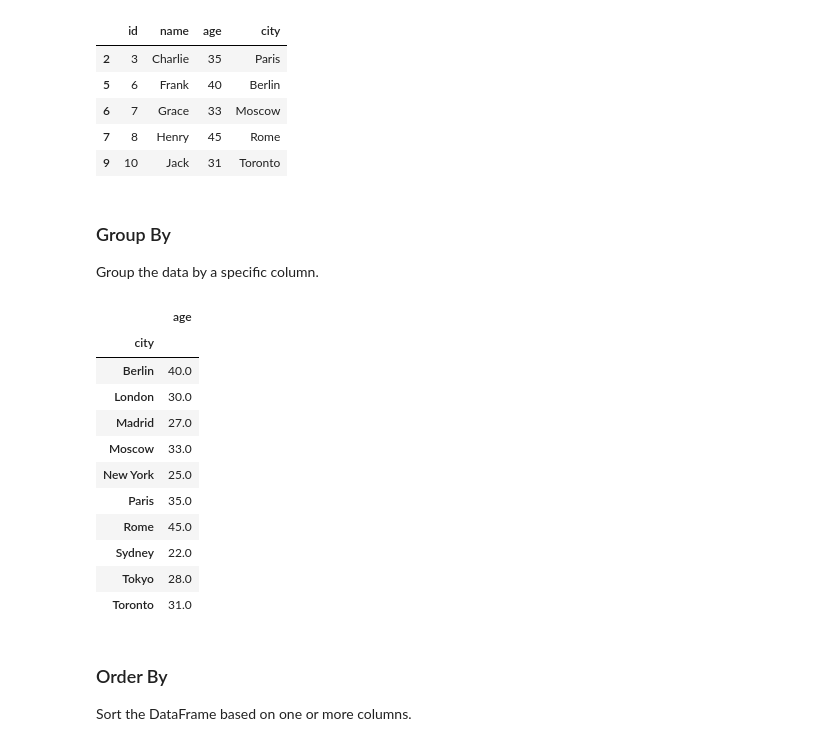
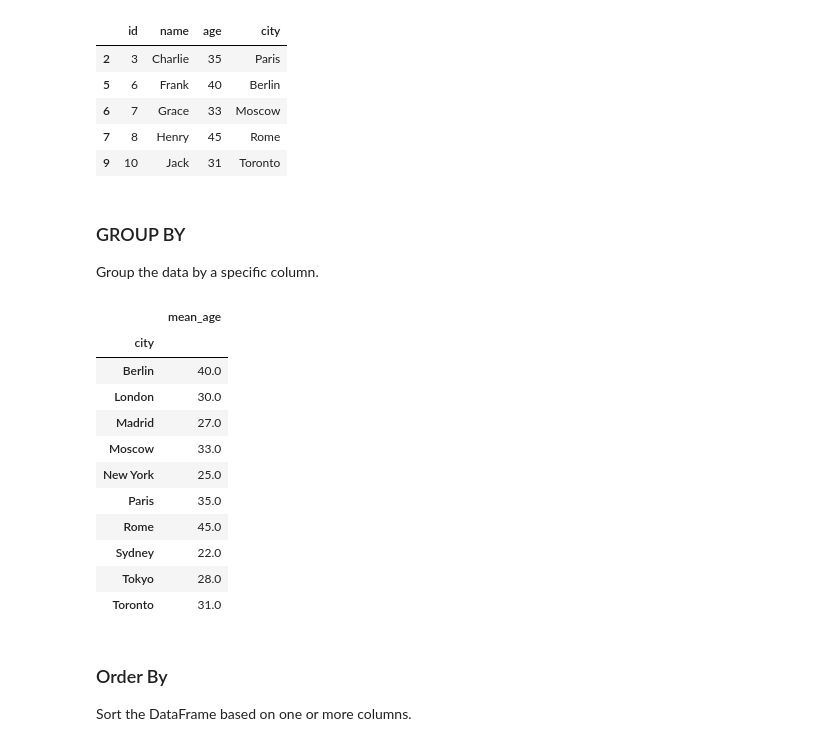
Before and after one commit to essicolo/seekwellpandas, a Jupyter notebook: docs/source/basic-usage.ipynb, the cells around one changed output. Saved outputs shown, nothing was run; the diff lists cells and outputs as text; code cells hidden in the pictures.

```diff
--- a/docs/source/basic-usage.ipynb
+++ b/docs/source/basic-usage.ipynb
@@ -80,24 +80,29 @@ people.where_('age > 30')
 | 7 | 8 | Henry | 45 | Rome |
 | 9 | 10 | Jack | 31 | Toronto |
 # %% [markdown]
-### Group By
+### GROUP BY
 
 Group the data by a specific column.
-# %%
-people.group_by('city').agg({'age': 'mean'})
-# %% [output]
-|  | age |
-| city |  |
-| Berlin | 40.0 |
-| London | 30.0 |
-| Madrid | 27.0 |
-| Moscow | 33.0 |
-| New York | 25.0 |
-| Paris | 35.0 |
-| Rome | 45.0 |
-| Sydney | 22.0 |
-| Tokyo | 28.0 |
-| Toronto | 31.0 |
+# %%
+# Corrected example without FROM
+people.SELECT(
+    columns=['city'],
+    aggregate={'age': 'mean'},
+    alias='mean_age'
+).GROUP_BY('city')
+# %% [output]
+|  | mean_age |
+| city |  |
+| Berlin | 40.0 |
+| London | 30.0 |
+| Madrid | 27.0 |
+| Moscow | 33.0 |
+| New York | 25.0 |
+| Paris | 35.0 |
+| Rome | 45.0 |
+| Sydney | 22.0 |
+| Tokyo | 28.0 |
+| Toronto | 31.0 |
 # %% [markdown]
 ### Order By
 
```
Also changed, not shown: parts of 25 cells of this notebook, 13 other files.
